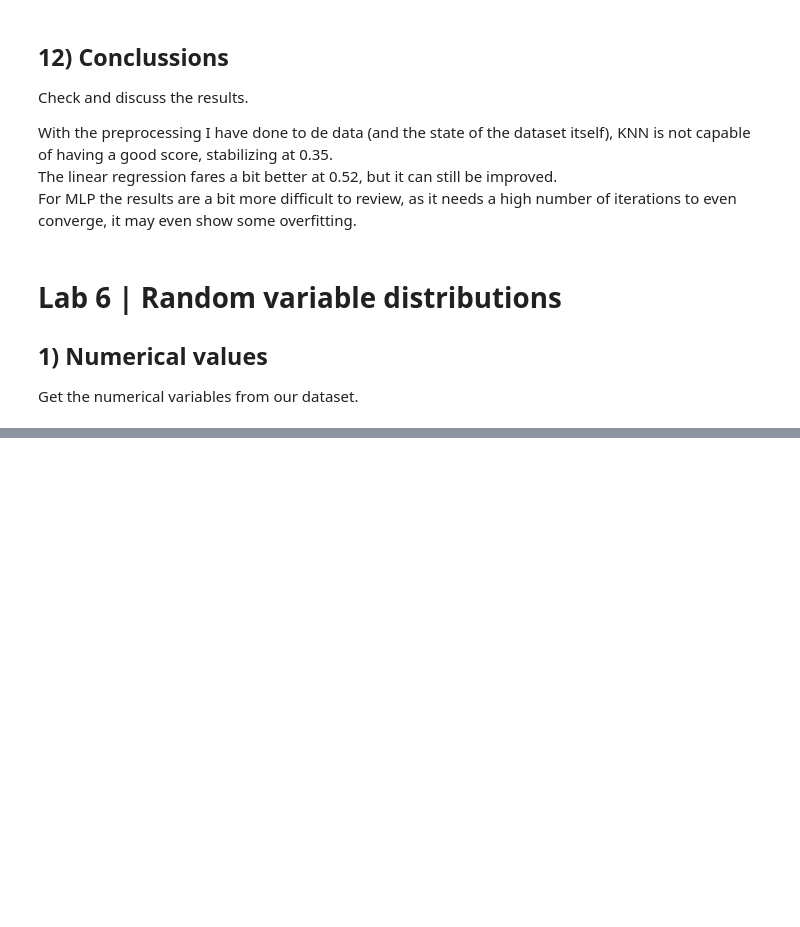
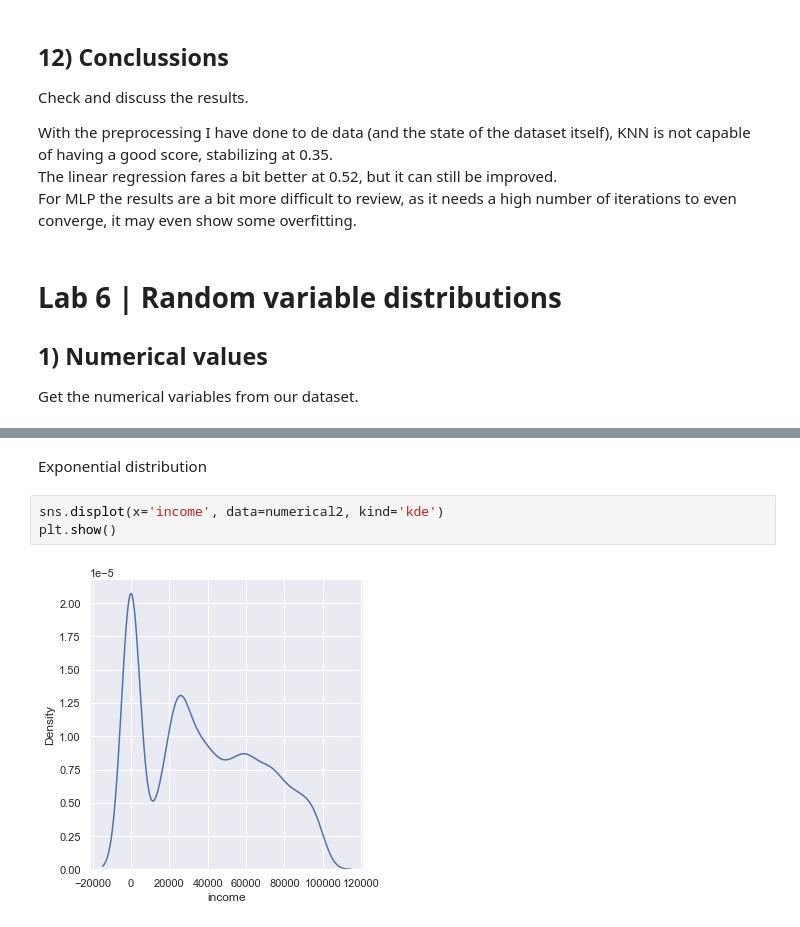
Before and after one commit to cargide/lab-cleaning-numerical-data, a Jupyter notebook: main_notebook.ipynb, the cells around one changed output, grey strips where cells are left out. Saved outputs shown, nothing was run; the diff lists cells and outputs as text; blank space fills up the shorter version.

```diff
--- a/main_notebook.ipynb
+++ b/main_notebook.ipynb
@@ -1314,0 +1324,7 @@ numerical
+# %% [markdown]
+Exponential distribution
+# %%
+sns.displot(x='income', data=numerical2, kind='kde')
+plt.show()
+# %% [output]
+[figure, added]
```
Also changed, not shown: parts of 25 cells of this notebook.
